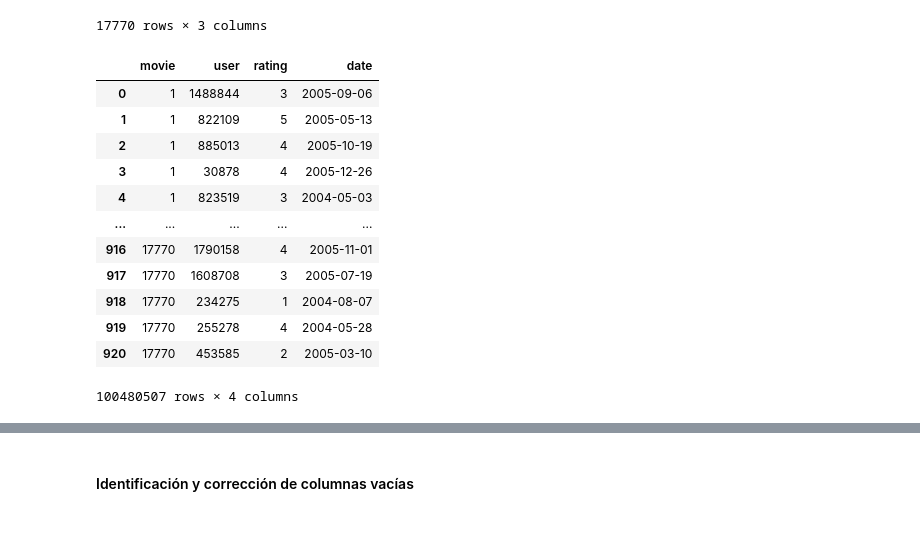
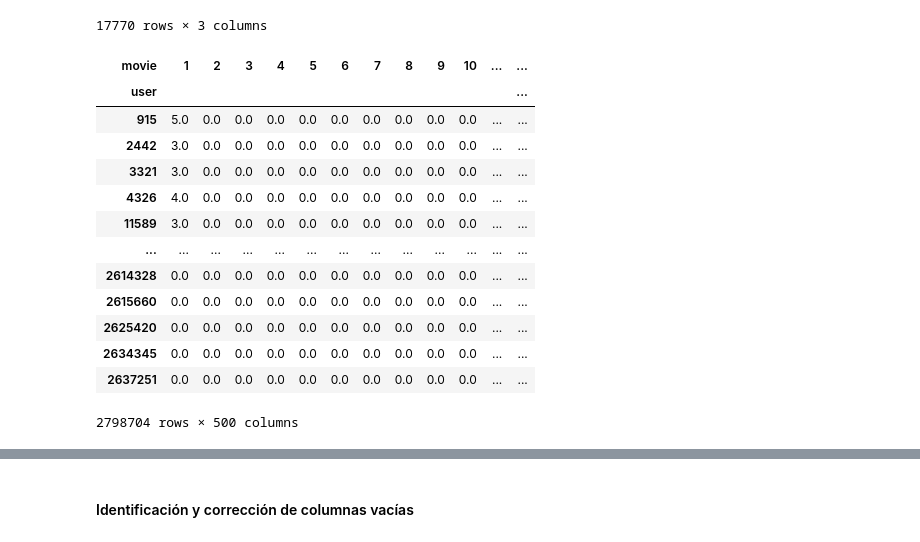
Before and after one commit to melipass/umayor-business-intelligence, a Jupyter notebook: tarea-2/1.ipynb, the cells around one changed output, grey strips where cells are left out. Cells and saved outputs as stored; diff of their text form; code cells hidden in the pictures.

```diff
--- a/tarea-2/1.ipynb
+++ b/tarea-2/1.ipynb
@@ -40,30 +41,54 @@ movie_titles
 17770 rows × 3 columns
 # %%
 
-ratings_folder = 'c:\\umayor\\training_set'
-files = ['\\mv_{}.txt'.format(str(f).zfill(7)) for f in range(1,17771)]
-movie_ratings = pd.DataFrame(columns = ['movie', 'user', 'rating', 'date'])
-df_list = []
-
-for filename in tqdm(files):
-    temp = pd.read_csv(ratings_folder + filename, names = ['user', 'rating', 'date'], skiprows = 1)
-    temp['movie'] = filename.split('.')[0].split('_')[1].lstrip('0')
-    df_list.append(temp)
-
-movie_ratings = pd.concat(df_list).loc[:, ['movie', 'user', 'rating', 'date']]
-movie_ratings = movie_ratings.astype({'movie': np.int32, 'user': np.int32, 'rating': np.int32})
-movie_ratings
+#ratings_folder = 'c:\\umayor\\training_set'
+#files = ['\\mv_{}.txt'.format(str(f).zfill(7)) for f in range(1,17771)]
+#movie_ratings = pd.DataFrame(columns = ['movie', 'user', 'rating', 'date'])
+#df_list = []
+#
+#for filename in tqdm(files):
+#    temp = pd.read_csv(ratings_folder + filename, names = ['user', 'rating', 'date'], skiprows = 1)
+#    temp['movie'] = filename.split('.')[0].split('_')[1].lstrip('0')
+#    df_list.append(temp)
+#
+#movie_ratings = pd.concat(df_list).loc[:, ['movie', 'user', 'rating', 'date']]
+#movie_ratings = movie_ratings.astype({'movie': np.int32, 'user': np.int32, 'rating': np.int32})
+#movie_ratings
-# %% [output]
-|  | movie | user | rating | date |
-| 0 | 1 | 1488844 | 3 | 2005-09-06 |
-| 1 | 1 | 822109 | 5 | 2005-05-13 |
-| 2 | 1 | 885013 | 4 | 2005-10-19 |
-| 3 | 1 | 30878 | 4 | 2005-12-26 |
-| 4 | 1 | 823519 | 3 | 2004-05-03 |
-| ... | ... | ... | ... | ... |
-| 916 | 17770 | 1790158 | 4 | 2005-11-01 |
-| 917 | 17770 | 1608708 | 3 | 2005-07-19 |
-| 918 | 17770 | 234275 | 1 | 2004-08-07 |
-| 919 | 17770 | 255278 | 4 | 2004-05-28 |
-| 920 | 17770 | 453585 | 2 | 2005-03-10 |
-100480507 rows × 4 columns
+# %%
+
+ratings_folder = 'c:\\umayor\\training_set'
+files = ['\\mv_{}.txt'.format(str(f).zfill(7)) for f in range(1,17771)]
+df_list = []
+
+for filename in tqdm(files[:500]):
+    temp = pd.read_csv(ratings_folder + filename, names = ['user', 'rating', 'date'], skiprows = 1)
+    temp['movie'] = filename.split('.')[0].split('_')[1].lstrip('0')
+
+    interactions = (temp.groupby(['user', 'movie'])['rating']
+      .sum()
+      .unstack()
+      .reset_index()
+      .fillna(0)
+      .set_index('user')
+    )
+    #print (interactions.shape)
+    df_list.append(interactions)
+pivot_df = pd.DataFrame()
+pivot_df = pivot_df.append(df_list, sort=False)
+pivot_df = pivot_df.fillna(0)
+pivot_df
+# %% [output]
+| movie | 1 | 2 | 3 | 4 | 5 | 6 | 7 | 8 | 9 | 10 | ... | ... |
+| user |  |  |  |  |  |  |  |  |  |  |  | ... |
+| 915 | 5.0 | 0.0 | 0.0 | 0.0 | 0.0 | 0.0 | 0.0 | 0.0 | 0.0 | 0.0 | ... | ... |
+| 2442 | 3.0 | 0.0 | 0.0 | 0.0 | 0.0 | 0.0 | 0.0 | 0.0 | 0.0 | 0.0 | ... | ... |
+| 3321 | 3.0 | 0.0 | 0.0 | 0.0 | 0.0 | 0.0 | 0.0 | 0.0 | 0.0 | 0.0 | ... | ... |
+| 4326 | 4.0 | 0.0 | 0.0 | 0.0 | 0.0 | 0.0 | 0.0 | 0.0 | 0.0 | 0.0 | ... | ... |
+| 11589 | 3.0 | 0.0 | 0.0 | 0.0 | 0.0 | 0.0 | 0.0 | 0.0 | 0.0 | 0.0 | ... | ... |
+| ... | ... | ... | ... | ... | ... | ... | ... | ... | ... | ... | ... | ... |
+| 2614328 | 0.0 | 0.0 | 0.0 | 0.0 | 0.0 | 0.0 | 0.0 | 0.0 | 0.0 | 0.0 | ... | ... |
+| 2615660 | 0.0 | 0.0 | 0.0 | 0.0 | 0.0 | 0.0 | 0.0 | 0.0 | 0.0 | 0.0 | ... | ... |
+| 2625420 | 0.0 | 0.0 | 0.0 | 0.0 | 0.0 | 0.0 | 0.0 | 0.0 | 0.0 | 0.0 | ... | ... |
+| 2634345 | 0.0 | 0.0 | 0.0 | 0.0 | 0.0 | 0.0 | 0.0 | 0.0 | 0.0 | 0.0 | ... | ... |
+| 2637251 | 0.0 | 0.0 | 0.0 | 0.0 | 0.0 | 0.0 | 0.0 | 0.0 | 0.0 | 0.0 | ... | ... |
+2798704 rows × 500 columns
```
Also changed, not shown: parts of 31 cells of this notebook.
